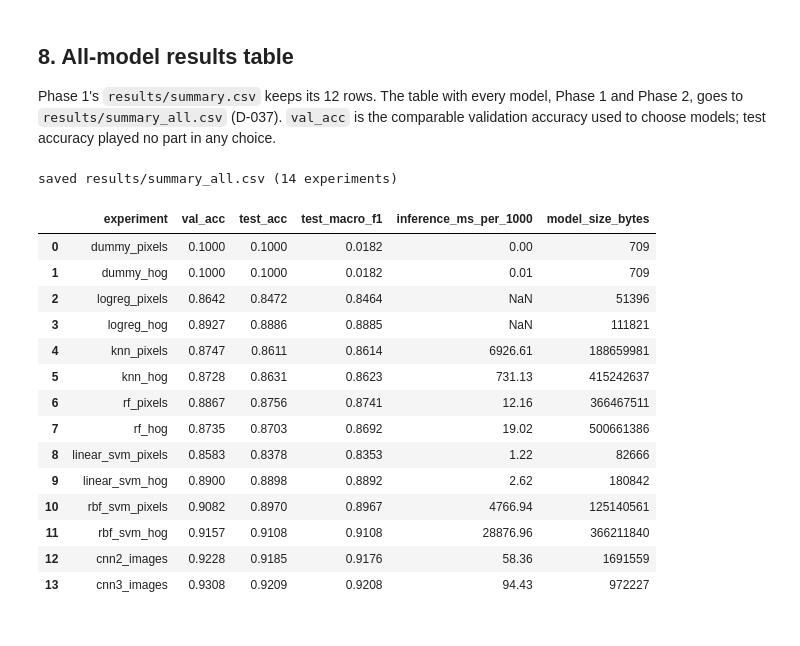
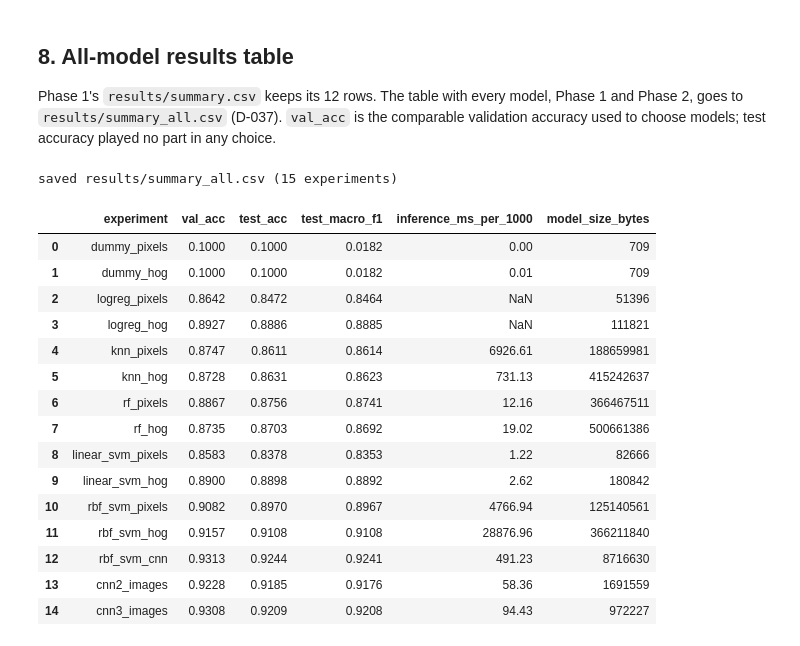
Before and after one commit to rajdeep-2004/fashion-image-classification-benchmark, a Jupyter notebook: notebooks/06_cnn_training.ipynb, the cells around one changed output. Cells and saved outputs as stored; diff of their text form; code cells hidden in the pictures.

```diff
--- a/notebooks/06_cnn_training.ipynb
+++ b/notebooks/06_cnn_training.ipynb
@@ -248,22 +248,23 @@ Phase 1's `results/summary.csv` keeps its 12 rows. The table with every model, P
 `results/summary_all.csv` (D-037). `val_acc` is the comparable validation accuracy used to choose models; test
 accuracy played no part in any choice.
 # %%
-summary_all = results.build_summary(models=results.MODEL_ORDER, filename="summary_all.csv")
+summary_all = results.build_summary(models=results.MODEL_ORDER, filename="summary_all.csv", features=results.FEATURE_ORDER)
 display(summary_all[["experiment", "val_acc", "test_acc", "test_macro_f1", "inference_ms_per_1000", "model_size_bytes"]])
 # %% [output]
-saved results/summary_all.csv (14 experiments)
+saved results/summary_all.csv (15 experiments)
 |  | experiment | val_acc | test_acc | test_macro_f1 | inference_ms_per_1000 | model_size_bytes |
 | 0 | dummy_pixels | 0.1000 | 0.1000 | 0.0182 | 0.00 | 709 |
 | 1 | dummy_hog | 0.1000 | 0.1000 | 0.0182 | 0.01 | 709 |
 | 2 | logreg_pixels | 0.8642 | 0.8472 | 0.8464 | NaN | 51396 |
 | 3 | logreg_hog | 0.8927 | 0.8886 | 0.8885 | NaN | 111821 |
 | 4 | knn_pixels | 0.8747 | 0.8611 | 0.8614 | 6926.61 | 188659981 |
 | 5 | knn_hog | 0.8728 | 0.8631 | 0.8623 | 731.13 | 415242637 |
 | 6 | rf_pixels | 0.8867 | 0.8756 | 0.8741 | 12.16 | 366467511 |
 | 7 | rf_hog | 0.8735 | 0.8703 | 0.8692 | 19.02 | 500661386 |
 | 8 | linear_svm_pixels | 0.8583 | 0.8378 | 0.8353 | 1.22 | 82666 |
 | 9 | linear_svm_hog | 0.8900 | 0.8898 | 0.8892 | 2.62 | 180842 |
 | 10 | rbf_svm_pixels | 0.9082 | 0.8970 | 0.8967 | 4766.94 | 125140561 |
 | 11 | rbf_svm_hog | 0.9157 | 0.9108 | 0.9108 | 28876.96 | 366211840 |
-| 12 | cnn2_images | 0.9228 | 0.9185 | 0.9176 | 58.36 | 1691559 |
-| 13 | cnn3_images | 0.9308 | 0.9209 | 0.9208 | 94.43 | 972227 |
+| 12 | rbf_svm_cnn | 0.9313 | 0.9244 | 0.9241 | 491.23 | 8716630 |
+| 13 | cnn2_images | 0.9228 | 0.9185 | 0.9176 | 58.36 | 1691559 |
+| 14 | cnn3_images | 0.9308 | 0.9209 | 0.9208 | 94.43 | 972227 |
```
Also changed, not shown: 9 other files.
